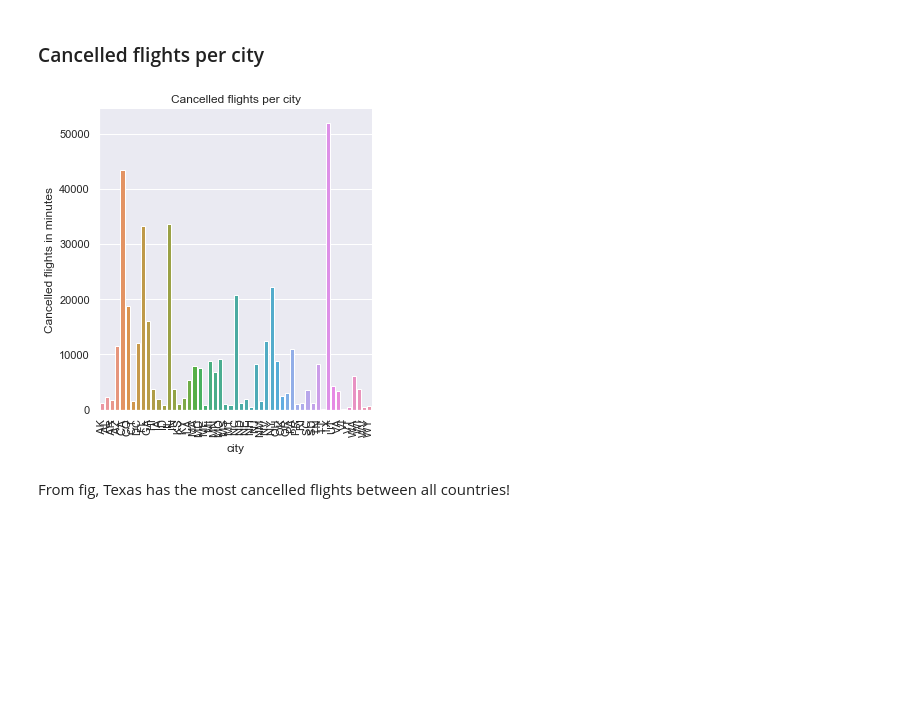
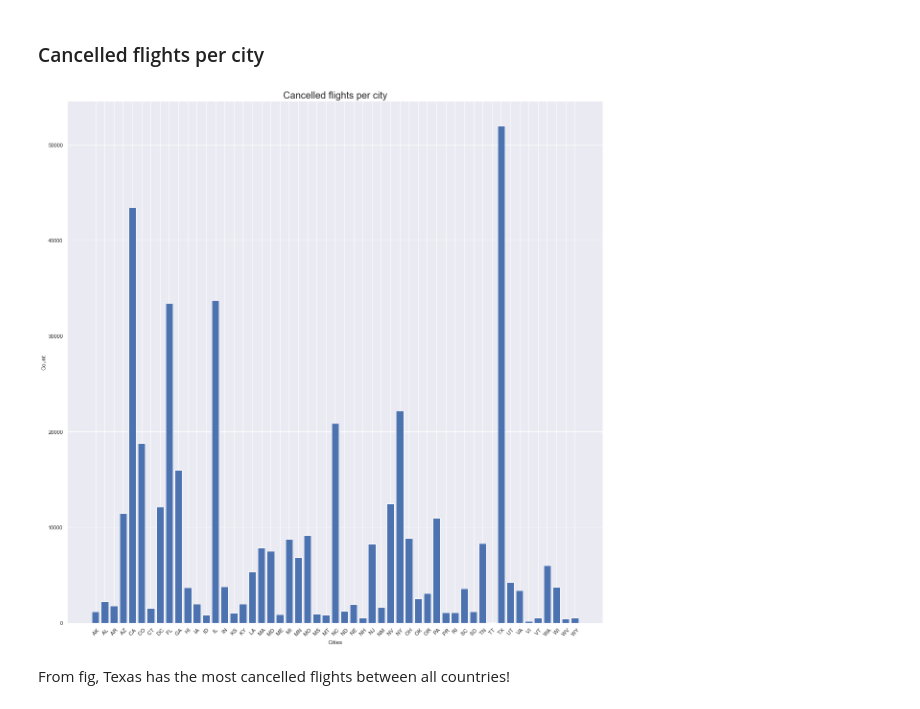
Before and after one commit to Yasmine-hub/Udacity_communicate-data-findings, a Jupyter notebook: exploration_template.ipynb, the cells around one changed output. Drawn from its saved outputs; the diff is of its cells as text; code cells hidden in the pictures; blank space fills up the shorter version.

```diff
--- a/exploration_template.ipynb
+++ b/exploration_template.ipynb
@@ -251,14 +251,16 @@ As shown 2019 has the most delayed flights as well!, and 2021 is the least!
 # plotting cancelled flights per city
 df_gb = df[['city','arr_cancelled']].groupby('city').sum().reset_index()
 # %%
-sb.set(rc={'figure.figsize':(10,20)})
-sb.catplot(x='city', y='arr_cancelled', data=df_gb, kind='bar' )
-plt.xticks(rotation=90)
-plt.ylabel('Cancelled flights in minutes')
-plt.title('Cancelled flights per city');
+sb.set(rc={'figure.figsize':(20,20)})
+
+plt.bar(x='city', height='arr_cancelled', data=df_gb)
+plt.xticks(rotation=45)
+plt.ylabel('Count')
+plt.xlabel('Cities')
+plt.title('Cancelled flights per city', fontsize = 20);
 plt.show();
 # %% [output]
-[figure, old version]
+[figure, new version]
 # %% [markdown]
 From fig, Texas has the most cancelled flights between all countries!
 # %% [markdown]
```
Also changed, not shown: parts of 4 cells of this notebook.
